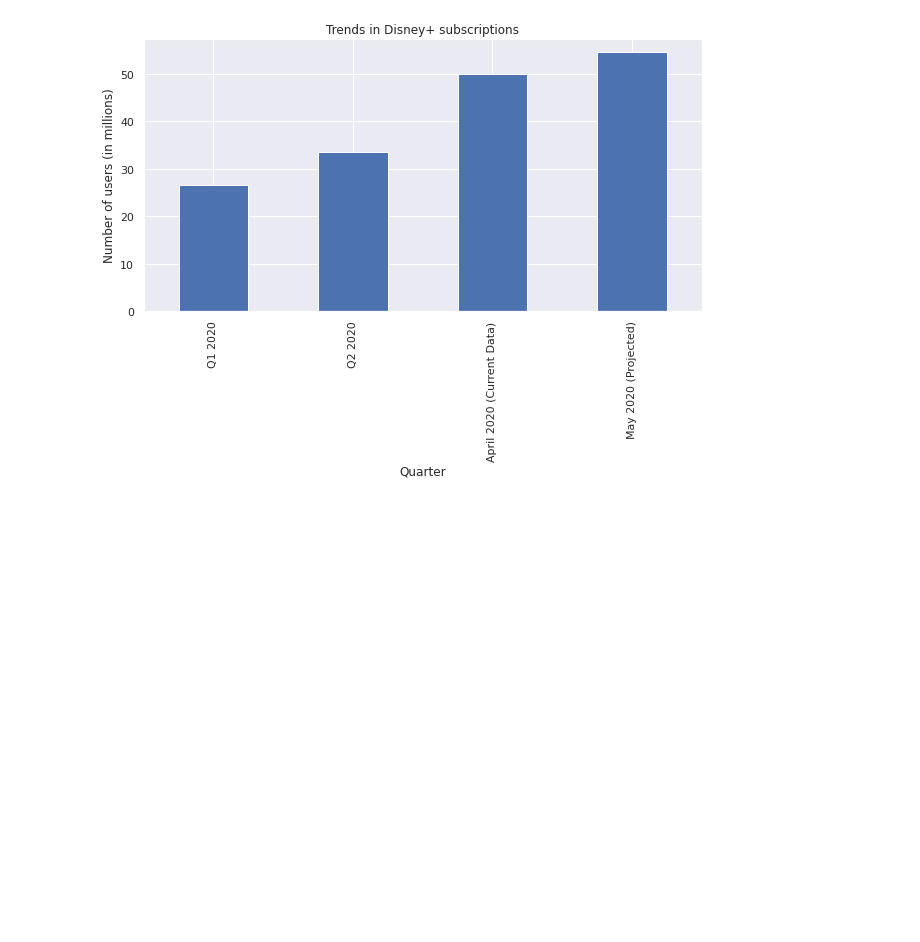
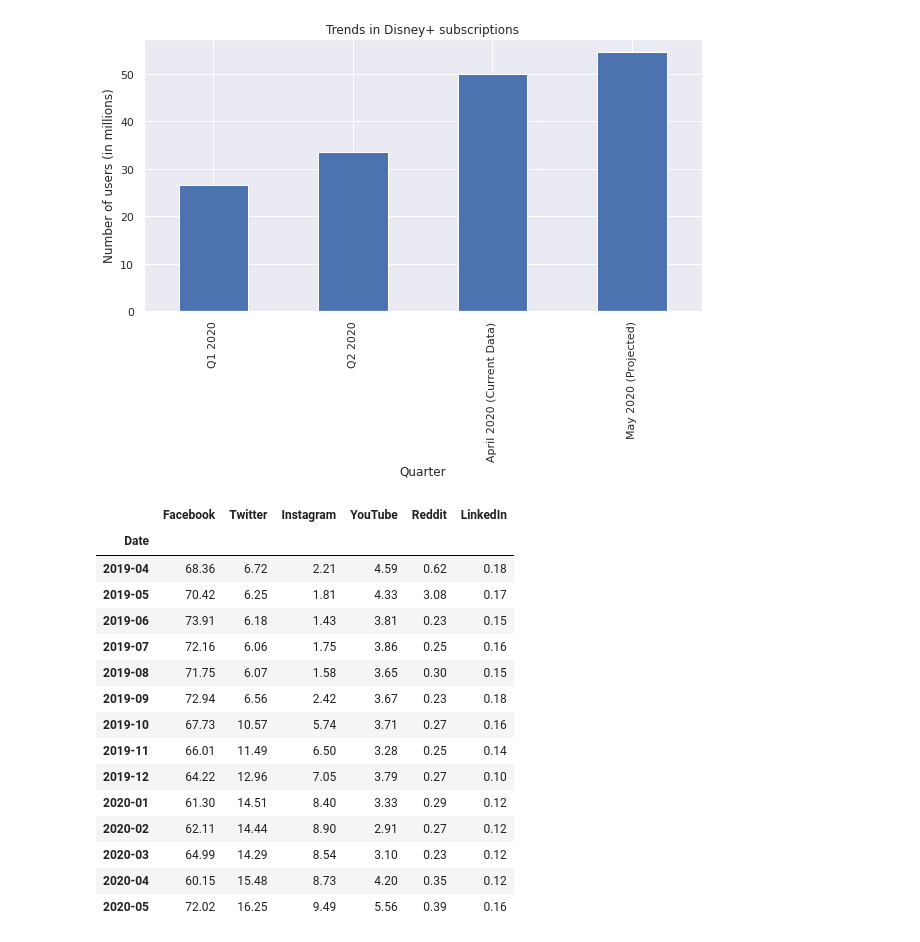
Before and after one commit to newb-dev-1008/CoVID_Entertainment_Impact, a Jupyter notebook: Entertainment_during_CoVID_19.ipynb, the cells around one changed output. Cells and saved outputs as stored; diff of their text form; code cells hidden in the pictures; blank space fills up the shorter version.

```diff
--- a/Entertainment_during_CoVID_19.ipynb
+++ b/Entertainment_during_CoVID_19.ipynb
@@ -776,0 +775,24 @@ Text(0, 0.5, 'Number of users (in millions)')
+# %%
+# social_network
+
+social_network = pd.read_csv('social_media_actual.csv')
+social_network.reset_index()
+social_network.set_index('Date', inplace = True)
+social_network
+# %% [output]
+|  | Facebook | Twitter | Instagram | YouTube | Reddit | LinkedIn |
+| Date |  |  |  |  |  |  |
+| 2019-04 | 68.36 | 6.72 | 2.21 | 4.59 | 0.62 | 0.18 |
+| 2019-05 | 70.42 | 6.25 | 1.81 | 4.33 | 3.08 | 0.17 |
+| 2019-06 | 73.91 | 6.18 | 1.43 | 3.81 | 0.23 | 0.15 |
+| 2019-07 | 72.16 | 6.06 | 1.75 | 3.86 | 0.25 | 0.16 |
+| 2019-08 | 71.75 | 6.07 | 1.58 | 3.65 | 0.30 | 0.15 |
+| 2019-09 | 72.94 | 6.56 | 2.42 | 3.67 | 0.23 | 0.18 |
+| 2019-10 | 67.73 | 10.57 | 5.74 | 3.71 | 0.27 | 0.16 |
+| 2019-11 | 66.01 | 11.49 | 6.50 | 3.28 | 0.25 | 0.14 |
+| 2019-12 | 64.22 | 12.96 | 7.05 | 3.79 | 0.27 | 0.10 |
+| 2020-01 | 61.30 | 14.51 | 8.40 | 3.33 | 0.29 | 0.12 |
+| 2020-02 | 62.11 | 14.44 | 8.90 | 2.91 | 0.27 | 0.12 |
+| 2020-03 | 64.99 | 14.29 | 8.54 | 3.10 | 0.23 | 0.12 |
+| 2020-04 | 60.15 | 15.48 | 8.73 | 4.20 | 0.35 | 0.12 |
+| 2020-05 | 72.02 | 16.25 | 9.49 | 5.56 | 0.39 | 0.16 |
```
Also changed, not shown: parts of 3 cells of this notebook.
